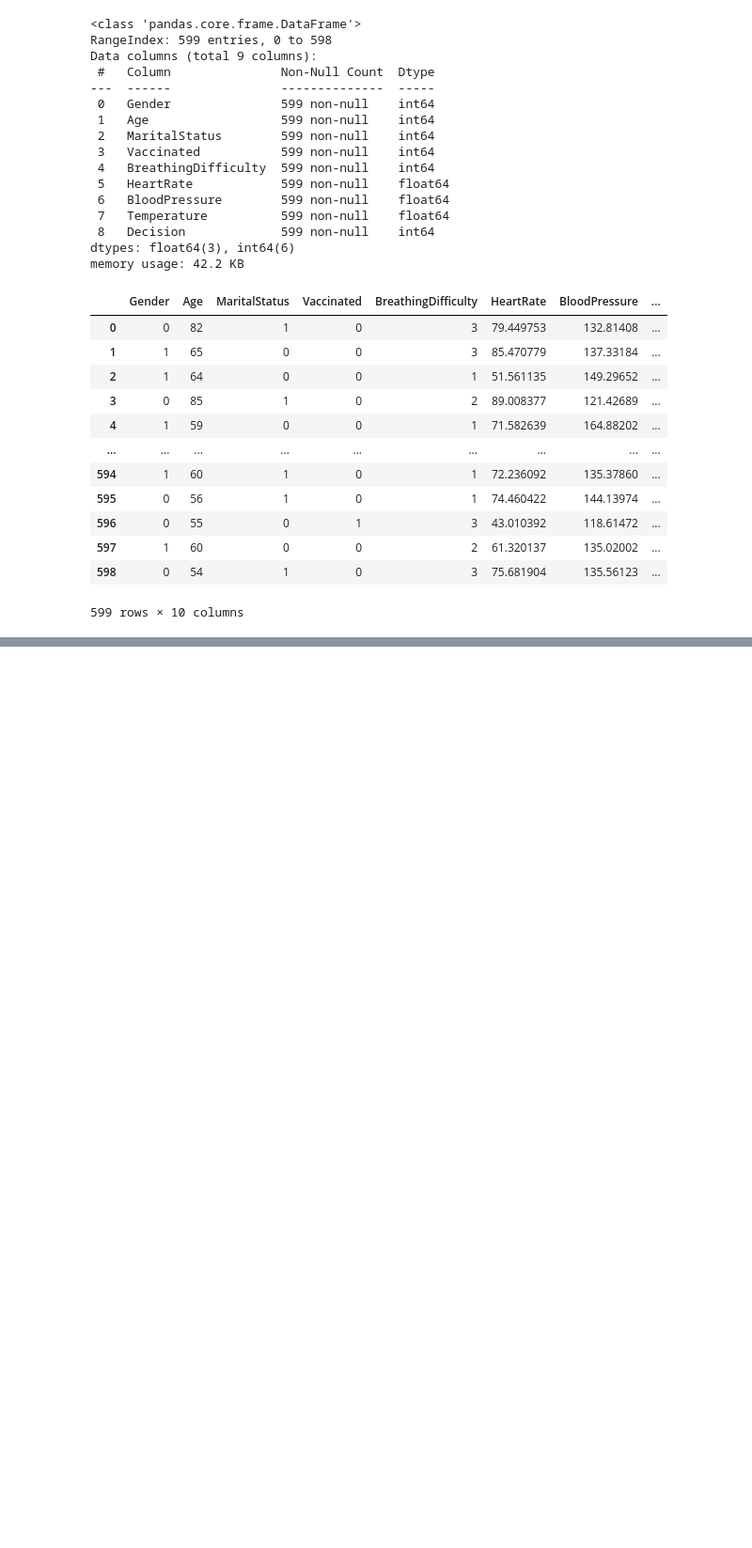
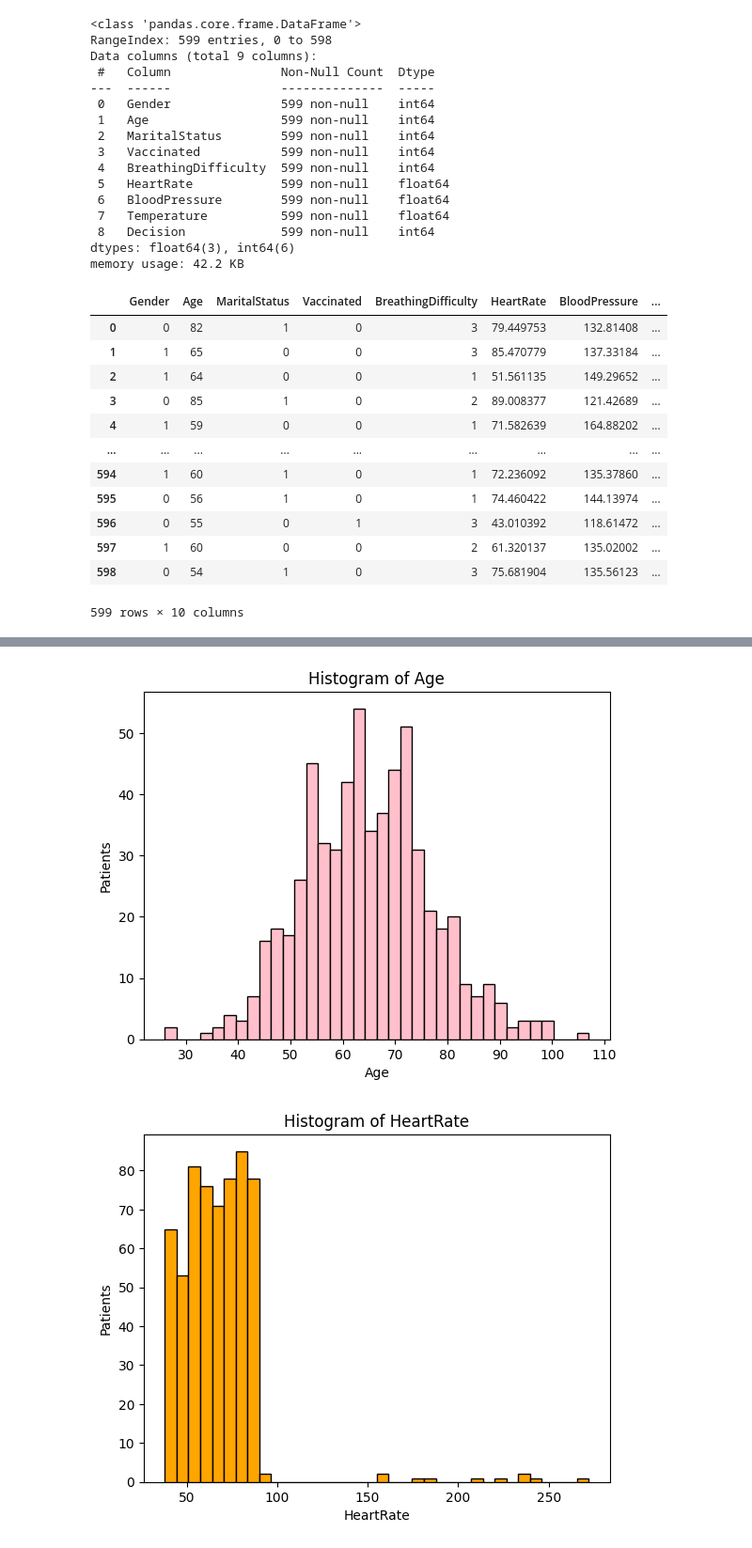
Before and after one commit to paulinomary/FIAD-Project2, a Jupyter notebook: Project2.ipynb, the cells around one changed output, grey strips where cells are left out. Shown: that part at 94% size. Drawn from its saved outputs; the diff is of its cells as text; code cells hidden in the pictures; blank space fills up the shorter version.

```diff
--- a/Project2.ipynb
+++ b/Project2.ipynb
@@ -142,0 +218,33 @@ data
+# %%
+#Distribuitions of the features
+#Matplotlib histogram
+plt.hist(data['Age'], color = 'pink', edgecolor = 'black', bins = int(180/5))
+# Add labels
+plt.title('Histogram of Age')
+plt.xlabel('Age')
+plt.ylabel('Patients')
+plt.show()
+
+plt.hist(data['HeartRate'], color = 'orange', edgecolor = 'black', bins = int(180/5))
+# Add labels
+plt.title('Histogram of HeartRate')
+plt.xlabel('HeartRate')
+plt.ylabel('Patients')
+plt.show()
+
+plt.hist(data['BloodPressure'], color = 'red', edgecolor = 'black', bins = int(180/5))
+# Add labels
+plt.title('Histogram of BloodPressure')
+plt.xlabel('BloodPressure')
+plt.ylabel('Patients')
+plt.show()
+
+plt.hist(data['Temperature'], color = 'purple', edgecolor = 'black', bins = int(180/5))
+# Add labels
+plt.title('Histogram of Temperature')
+plt.xlabel('Temperature')
+plt.ylabel('Patients')
+plt.show()
+# %% [output]
+[figure, added]
+[figure, added]
```
Also changed, not shown: parts of 25 cells of this notebook, 1 other file.
